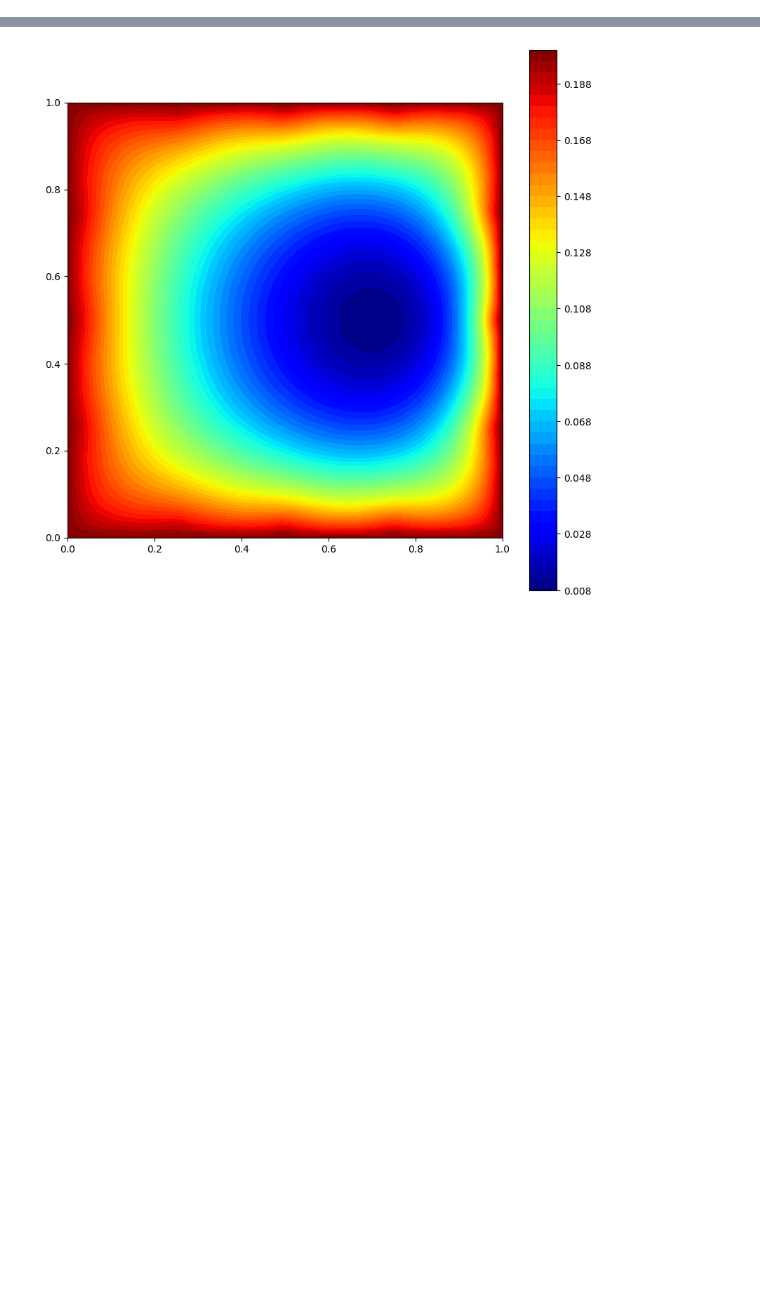
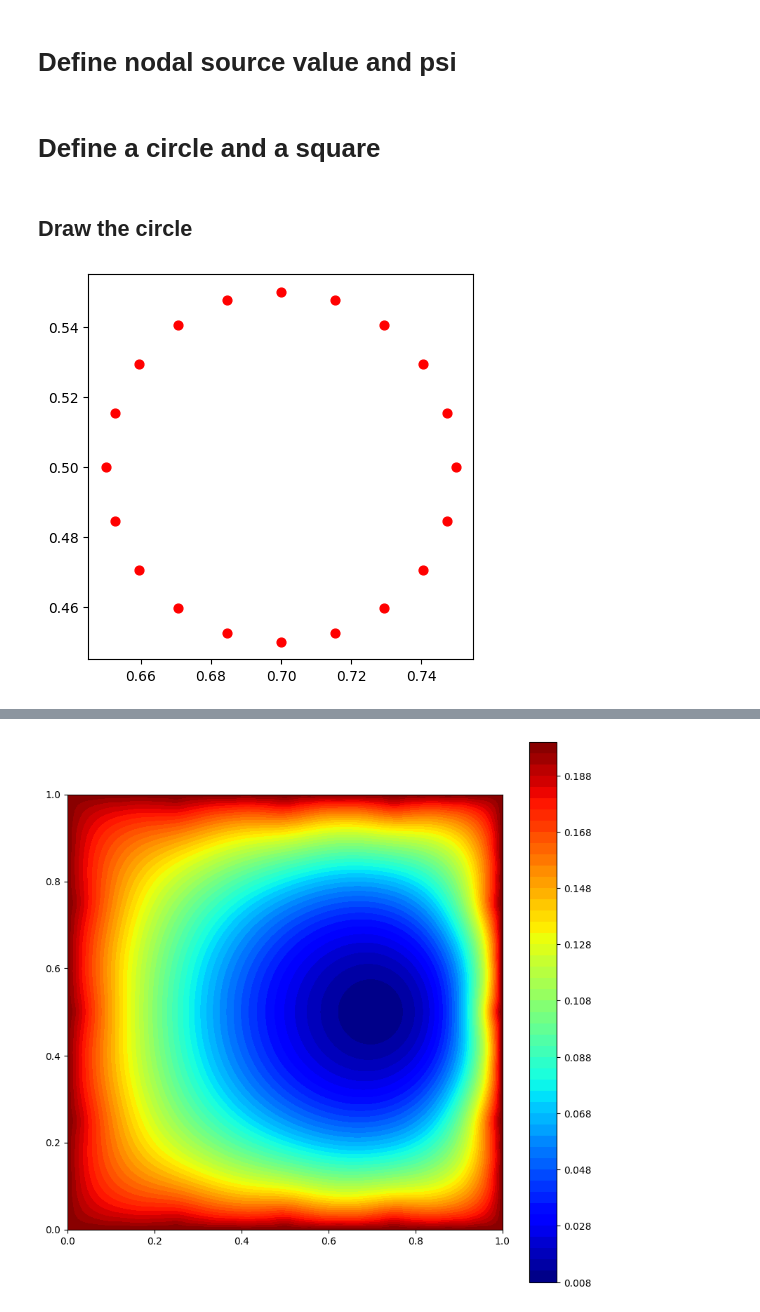
Before and after one commit to bcynuaa/GradLimitJL, a Jupyter notebook: examples/example_ju.ipynb, the cells around one changed output, grey strips where cells are left out. Saved outputs shown, nothing was run; the diff lists cells and outputs as text; code cells hidden in the pictures; blank space fills up the shorter version.

```diff
--- a/examples/example_ju.ipynb
+++ b/examples/example_ju.ipynb
@@ -2,11 +4,25 @@
 import PyPlot as plt;
 include("..//src//GradientLimitPDE.jl");
 using Main.GradientLimitPDEModule;
+# %% [markdown]
+# Define nodal source value and psi
 # %%
 nodal_source_inner = 0.01;
 nodal_source_outer = 0.2;
 nodal_psi = 1.;
 linear_psi = 1.;
+# %% [markdown]
+# Define a circle and a square
 # %%
 inner_boundary::Boundary = createCircleBoundary(20, 0.05, [0.7, 0.5], nodal_source_inner, nodal_psi, linear_psi);
 outer_boundary::Boundary = createSquareBoundary(5, 1.0, [0., 0.], nodal_source_outer, nodal_psi, linear_psi);
+# %% [markdown]
+## Draw the circle
+# %%
+plt.figure(figsize=(8,5), facecolor="white");
+plt.gca().set_aspect("equal");
+plt.scatter(inner_boundary.xy[:,1], inner_boundary.xy[:,2], s=40, c="red");
+display(plt.gcf());
+plt.show();
+# %% [output]
+[figure, added]
```
Also changed, not shown: parts of 8 cells of this notebook, 2 other files.
